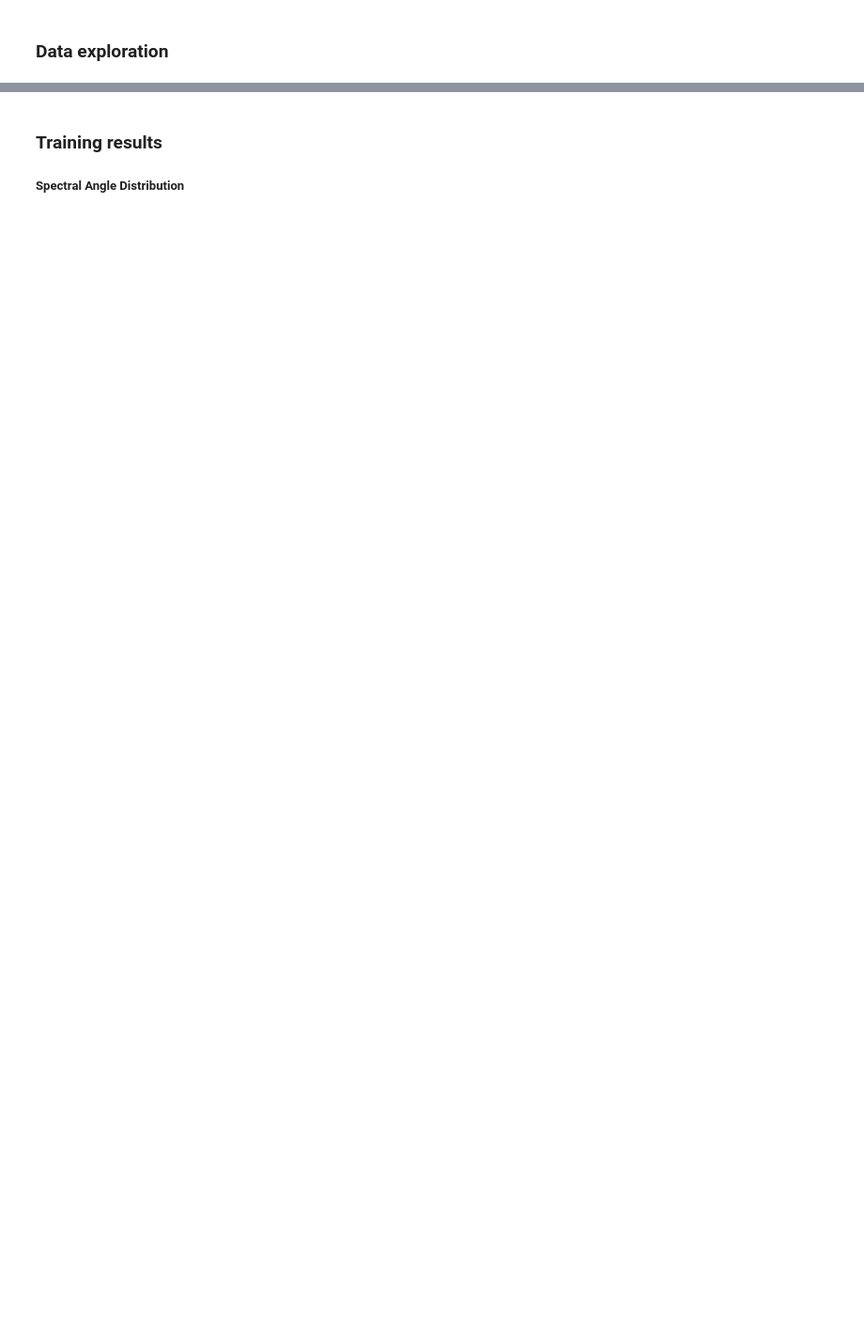
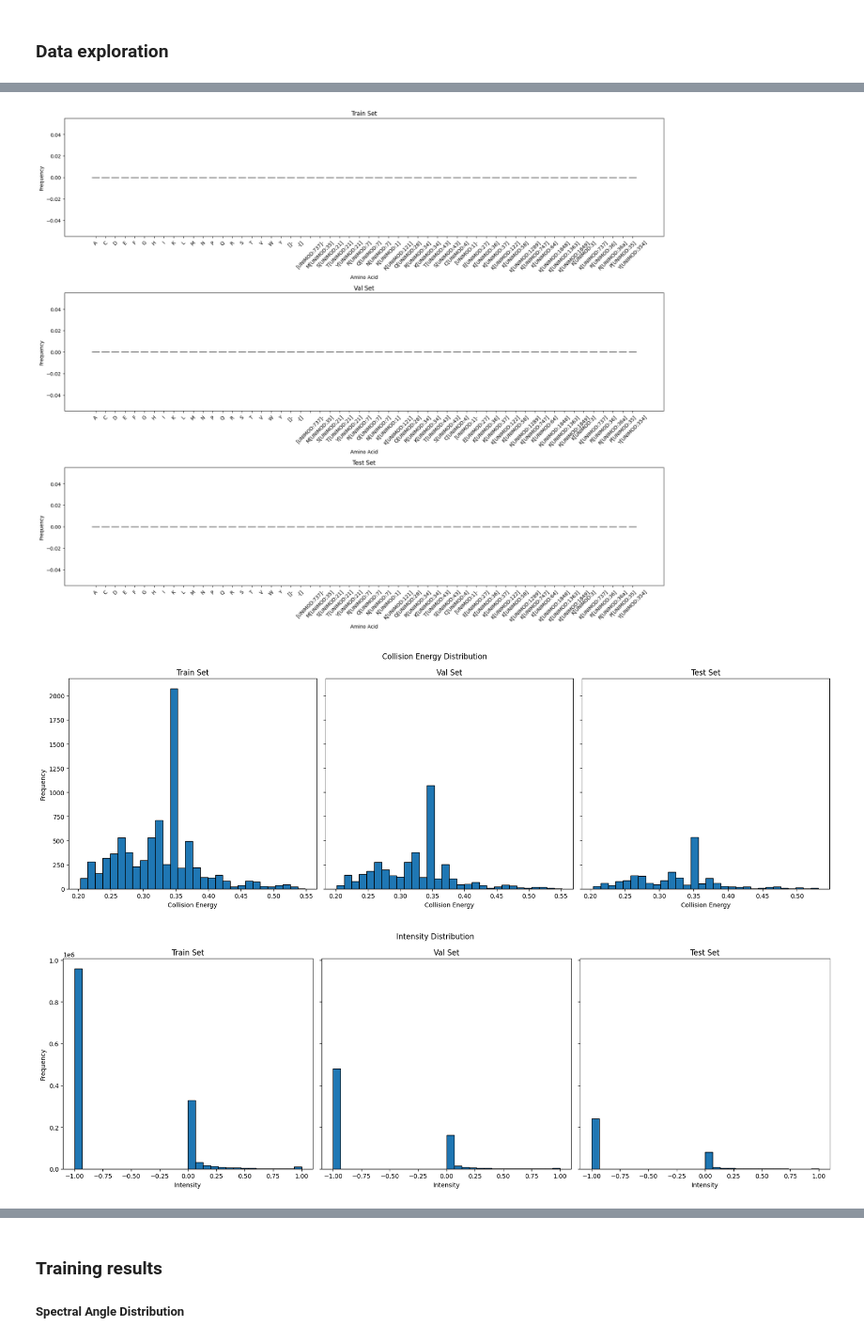
Before and after one commit to wilhelm-lab/dlomix, a Jupyter notebook: bmpc_shared_scripts/refinement_transfer_learning/user_report.ipynb, the cells around one changed output, grey strips where cells are left out. Shown at 94% size. Cells and saved outputs as stored; diff of their text form; code cells hidden in the pictures; blank space fills up the shorter version.

```diff
--- a/bmpc_shared_scripts/refinement_transfer_learning/user_report.ipynb
+++ b/bmpc_shared_scripts/refinement_transfer_learning/user_report.ipynb
@@ -125,0 +66,7 @@ plot_distribution(eval_dataset, ['train', 'val', 'test'], 'precursor_charge_oneh
+# %%
+# Call the function to plot the data
+plot_json_data(LOGGING_DIR)
+# %% [output]
+[figure, added]
+[figure, added]
+[figure, added]
```
Also changed, not shown: parts of 20 cells of this notebook, 4 other files.
